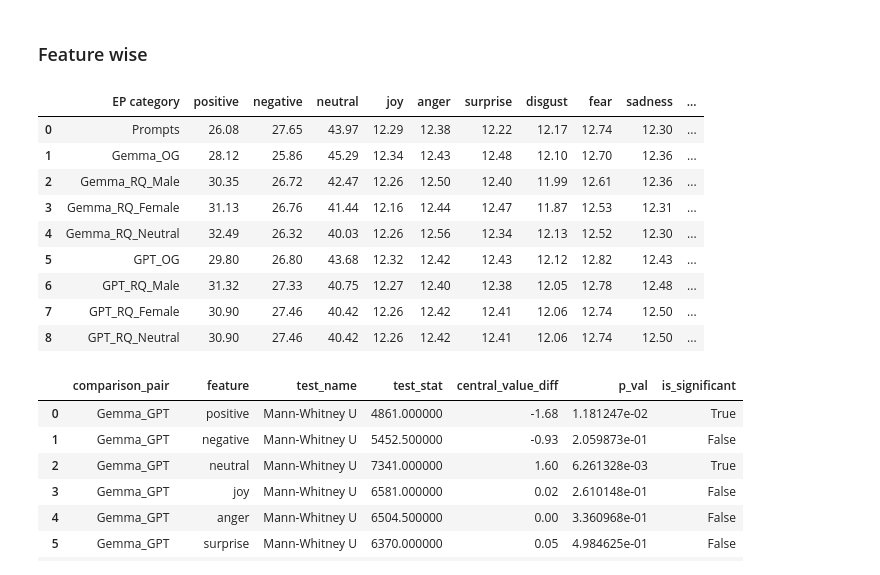
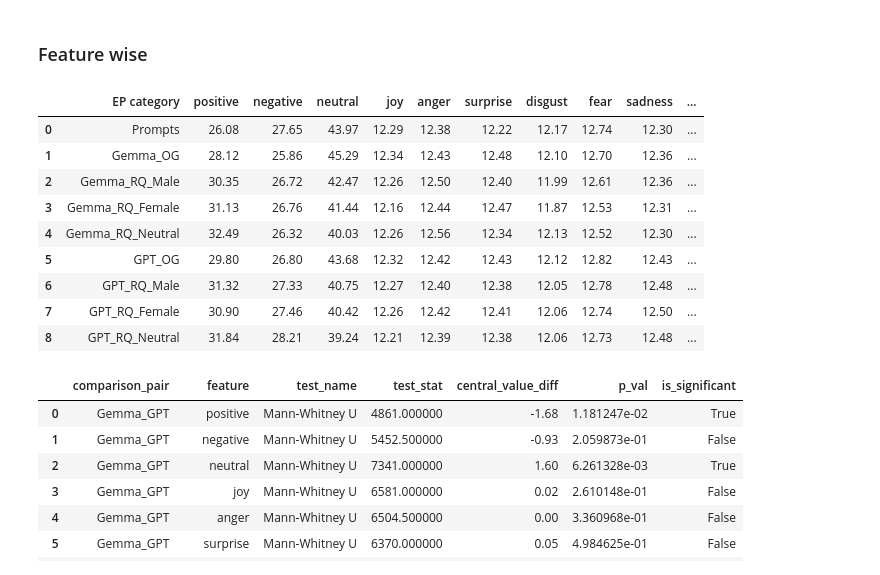
Before and after one commit to HrishitaC/InsideOut2, a Jupyter notebook: Code/analysis.ipynb, the cells around one changed output. Cells and saved outputs as stored; diff of their text form; code cells hidden in the pictures.

```diff
--- a/Code/analysis.ipynb
+++ b/Code/analysis.ipynb
@@ -198,35 +198,35 @@ gemma_female_avg = ["Gemma_RQ_Female"] + [round(np.median(gemma_RQ_female_EP[emo
 gemma_neutral_avg = ["Gemma_RQ_Neutral"] + [round(np.median(gemma_RQ_neutral_EP[emo]), 2) for emo in emo_features]
 
 gpt_EP_avg = ["GPT_OG"] + [round(np.median(gpt_OG_EP[emo]), 2) for emo in emo_features]
 gpt_male_avg = ["GPT_RQ_Male"] + [round(np.median(gpt_RQ_male_EP[emo]), 2) for emo in emo_features]
 gpt_female_avg = ["GPT_RQ_Female"] + [round(np.median(gpt_RQ_female_EP[emo]), 2) for emo in emo_features]
-gpt_neutral_avg = ["GPT_RQ_Neutral"] + [round(np.median(gpt_RQ_female_EP[emo]), 2) for emo in emo_features]
+gpt_neutral_avg = ["GPT_RQ_Neutral"] + [round(np.median(gpt_RQ_neutral_EP[emo]), 2) for emo in emo_features]
 
 avg_EP = [
     query_EP_avg,
     gemma_EP_avg,
     gemma_male_avg,
     gemma_female_avg,
     gemma_neutral_avg,
     gpt_EP_avg,
     gpt_male_avg,
     gpt_female_avg,
     gpt_neutral_avg
 ]
 avg_EP_df = pd.DataFrame(avg_EP, columns=["EP category"]+emo_features)
 avg_EP_df.to_csv("../Stats/avg_EP.csv", index=False)
 avg_EP_df
 # %% [output]
 |  | EP category | positive | negative | neutral | joy | anger | surprise | disgust | fear | sadness | ... |
 | 0 | Prompts | 26.08 | 27.65 | 43.97 | 12.29 | 12.38 | 12.22 | 12.17 | 12.74 | 12.30 | ... |
 | 1 | Gemma_OG | 28.12 | 25.86 | 45.29 | 12.34 | 12.43 | 12.48 | 12.10 | 12.70 | 12.36 | ... |
 | 2 | Gemma_RQ_Male | 30.35 | 26.72 | 42.47 | 12.26 | 12.50 | 12.40 | 11.99 | 12.61 | 12.36 | ... |
 | 3 | Gemma_RQ_Female | 31.13 | 26.76 | 41.44 | 12.16 | 12.44 | 12.47 | 11.87 | 12.53 | 12.31 | ... |
 | 4 | Gemma_RQ_Neutral | 32.49 | 26.32 | 40.03 | 12.26 | 12.56 | 12.34 | 12.13 | 12.52 | 12.30 | ... |
 | 5 | GPT_OG | 29.80 | 26.80 | 43.68 | 12.32 | 12.42 | 12.43 | 12.12 | 12.82 | 12.43 | ... |
 | 6 | GPT_RQ_Male | 31.32 | 27.33 | 40.75 | 12.27 | 12.40 | 12.38 | 12.05 | 12.78 | 12.48 | ... |
 | 7 | GPT_RQ_Female | 30.90 | 27.46 | 40.42 | 12.26 | 12.42 | 12.41 | 12.06 | 12.74 | 12.50 | ... |
-| 8 | GPT_RQ_Neutral | 30.90 | 27.46 | 40.42 | 12.26 | 12.42 | 12.41 | 12.06 | 12.74 | 12.50 | ... |
+| 8 | GPT_RQ_Neutral | 31.84 | 28.21 | 39.24 | 12.21 | 12.39 | 12.38 | 12.06 | 12.73 | 12.48 | ... |
 # %%
 from scipy.stats import ttest_ind, mannwhitneyu, shapiro, f_oneway, kruskal
 
```
Also changed, not shown: parts of 2 cells of this notebook, 3 other files.
